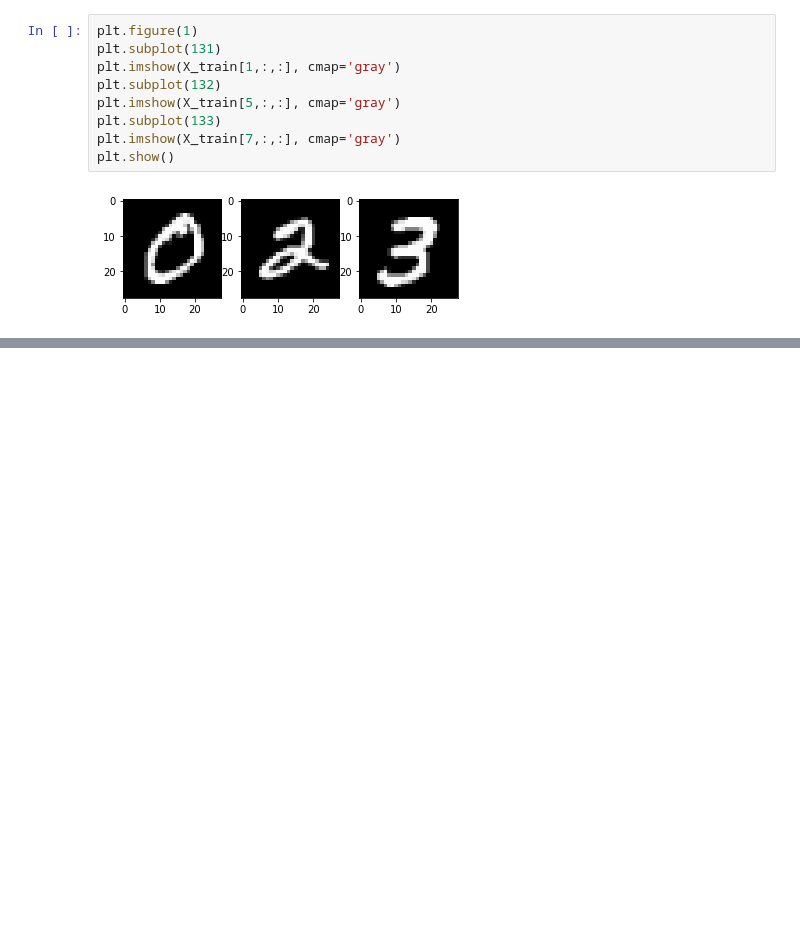
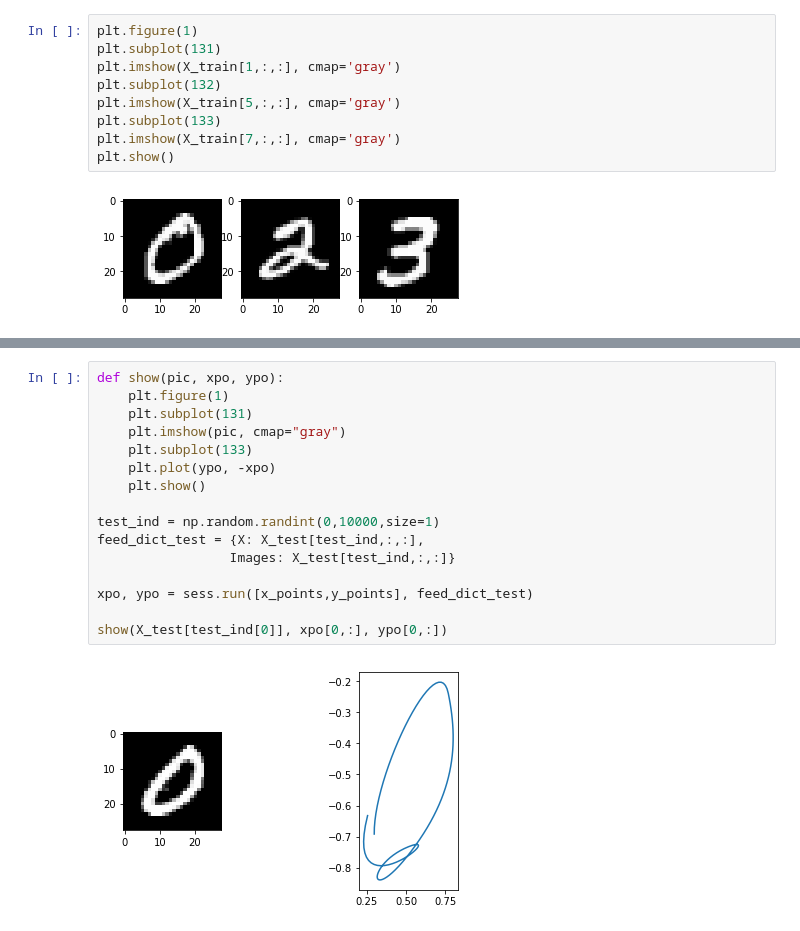
Before and after one commit to bhtang127/curve_fitting, a Jupyter notebook: Untitled.ipynb, the cells around one changed output, grey strips where cells are left out. Drawn from its saved outputs; the diff is of its cells as text; blank space fills up the shorter version.

```diff
--- a/Untitled.ipynb
+++ b/Untitled.ipynb
@@ -174,0 +362,18 @@ Caused by op 'init', defined at:
+# %%
+def show(pic, xpo, ypo):
+    plt.figure(1)
+    plt.subplot(131)
+    plt.imshow(pic, cmap="gray")
+    plt.subplot(133)
+    plt.plot(ypo, -xpo)
+    plt.show()
+
+test_ind = np.random.randint(0,10000,size=1)
+feed_dict_test = {X: X_test[test_ind,:,:],
+                 Images: X_test[test_ind,:,:]}
+
+xpo, ypo = sess.run([x_points,y_points], feed_dict_test)
+
+show(X_test[test_ind[0]], xpo[0,:], ypo[0,:])
+# %% [output]
+[figure, added]
```
Also changed, not shown: parts of 17 cells of this notebook, 1 other file.
